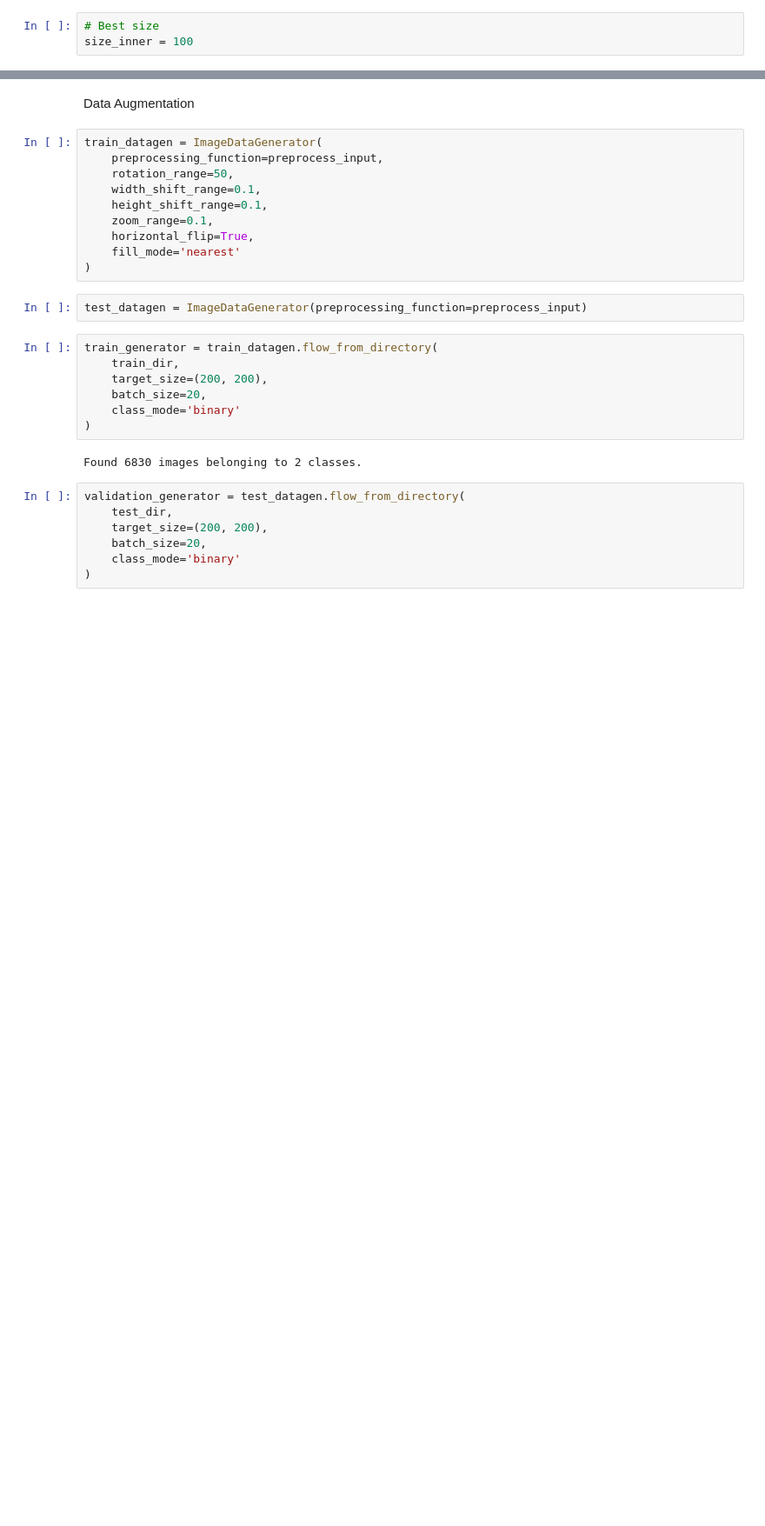
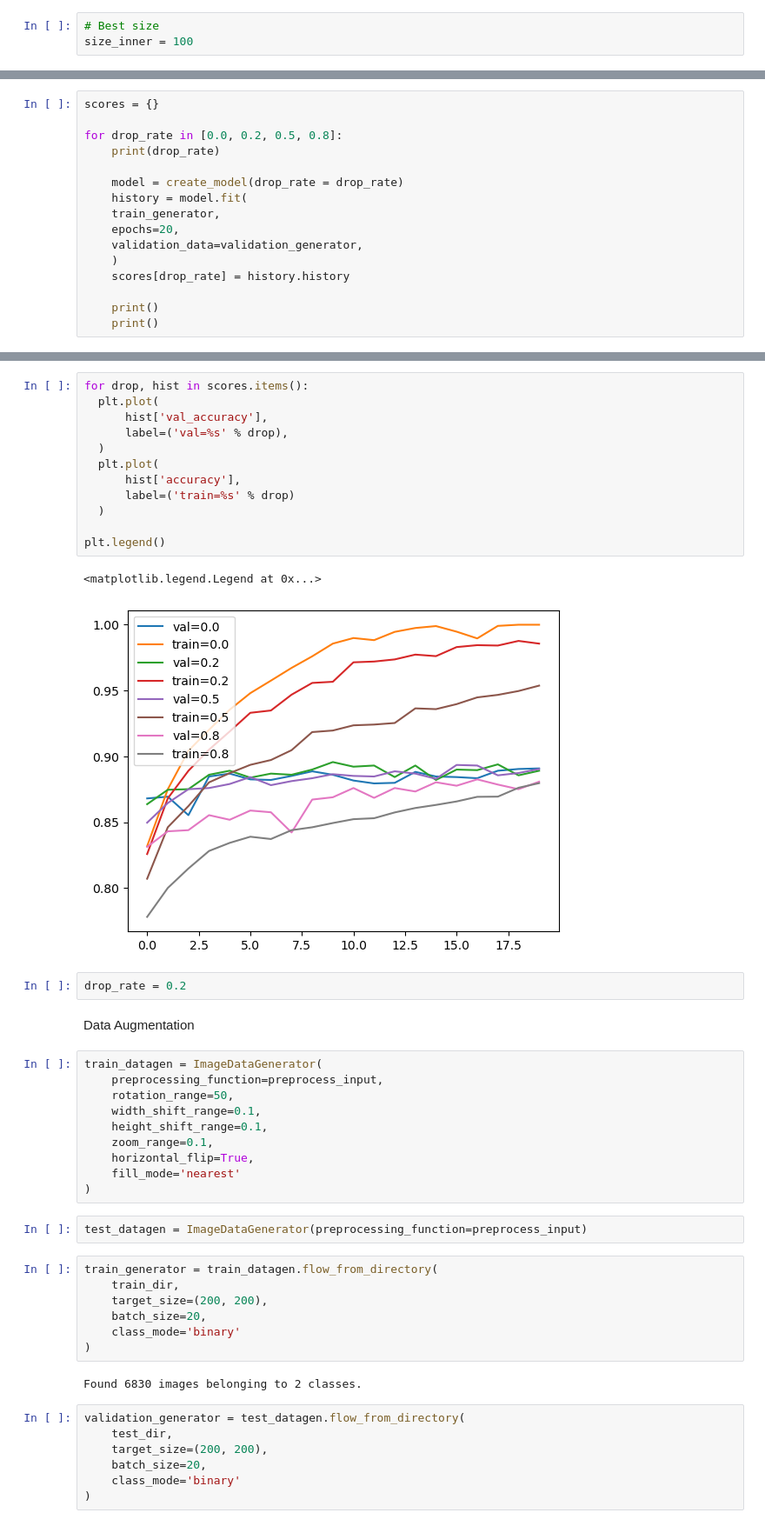
Before and after one commit to nilarte/ml-zoomcamp-capstone-2-2024, a Jupyter notebook: notebook.ipynb, the cells around one changed output, grey strips where cells are left out. Shown: that part at 87% size. Drawn from its saved outputs; the diff is of its cells as text; blank space fills up the shorter version.

```diff
--- a/notebook.ipynb
+++ b/notebook.ipynb
@@ -301,0 +326,16 @@ size_inner = 100
+# %%
+scores = {}
+
+for drop_rate in [0.0, 0.2, 0.5, 0.8]:
+    print(drop_rate)
+
+    model = create_model(drop_rate = drop_rate)
+    history = model.fit(
+    train_generator,
+    epochs=20,
+    validation_data=validation_generator,
+    )
+    scores[drop_rate] = history.history
+
+    print()
+    print()
@@ -302,3 +412,20 @@ size_inner = 100
+# %%
+for drop, hist in scores.items():
+  plt.plot(
+      hist['val_accuracy'],
+      label=('val=%s' % drop),
+  )
+  plt.plot(
+      hist['accuracy'],
+      label=('train=%s' % drop)
+  )
+
+plt.legend()
+# %% [output]
+<matplotlib.legend.Legend at 0x...>
+[figure, added]
+# %%
+drop_rate = 0.2
 # %% [markdown]
 Data Augmentation
 # %%
```
Also changed, not shown: parts of 12 cells of this notebook.
